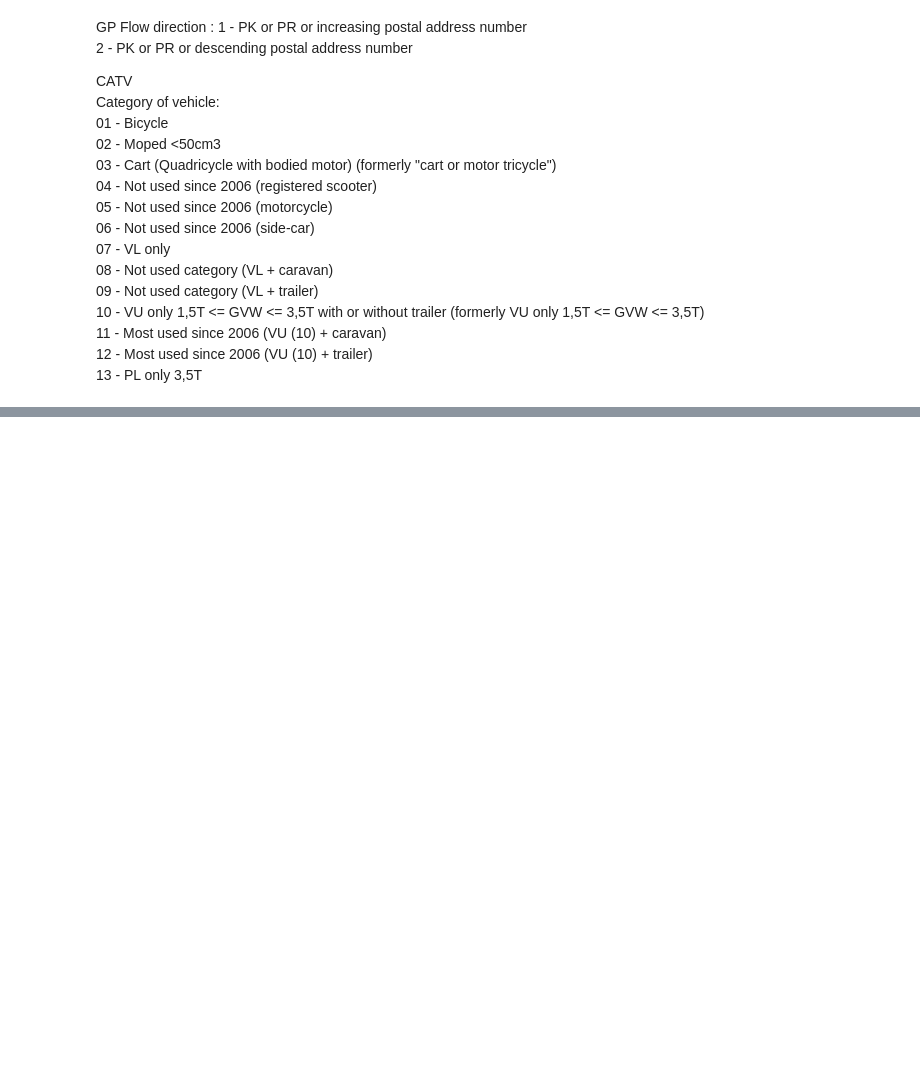
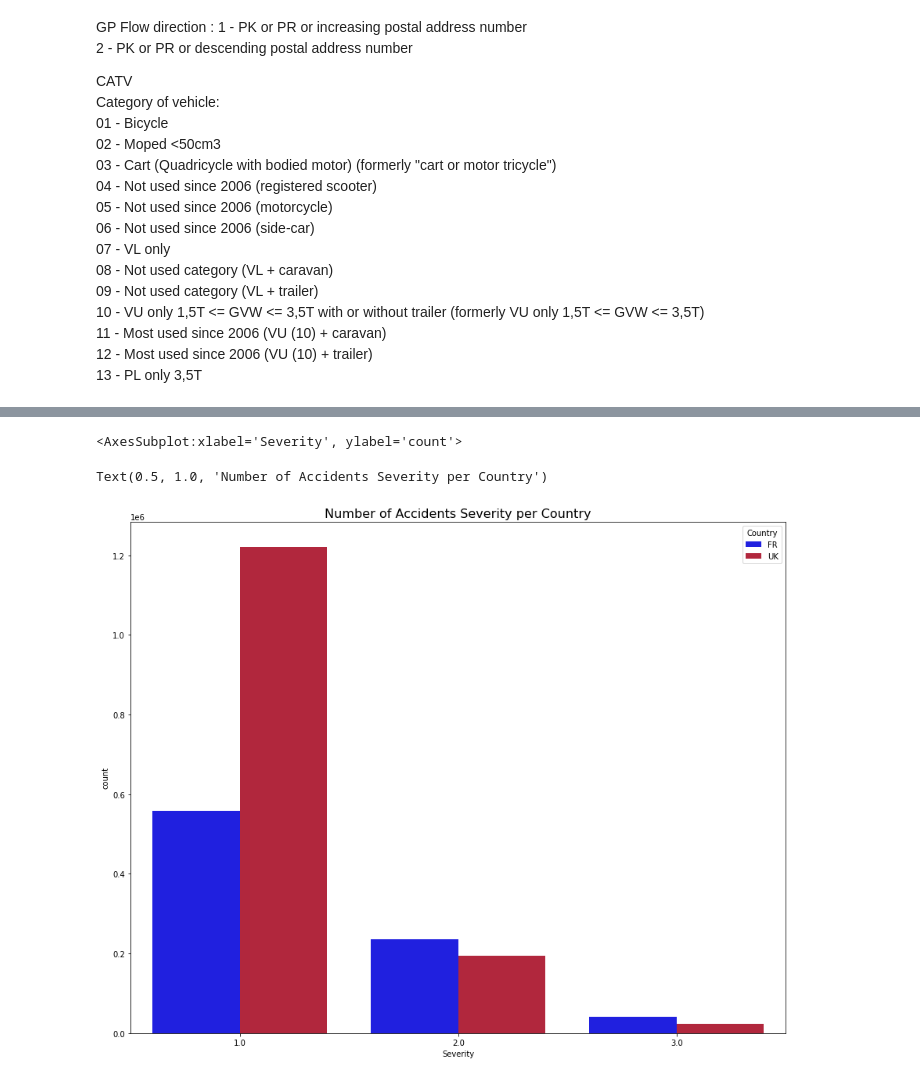
Before and after one commit to JotaCruz20/SGD2, a Jupyter notebook: 2º Projeto.ipynb, the cells around one changed output, grey strips where cells are left out. Cells and saved outputs as stored; diff of their text form; code cells hidden in the pictures; blank space fills up the shorter version.

```diff
--- a/2º Projeto.ipynb
+++ b/2º Projeto.ipynb
@@ -1075,0 +1101,9 @@ t= f.suptitle('Accidents Heatmap', fontsize=14)
+# %%
+f, ax = plt.subplots(figsize=(15, 12))
+sns.countplot(x="Severity", hue="Country", data=joined,palette={"UK": "#C8102E", "FR": "#0000FF"},ax=ax)
+ax.set_title('Number of Accidents Severity per Country', fontsize=16)
+plt.show()
+# %% [output]
+<AxesSubplot:xlabel='Severity', ylabel='count'>
+Text(0.5, 1.0, 'Number of Accidents Severity per Country')
+[figure, added]
```
Also changed, not shown: parts of 12 cells of this notebook.
